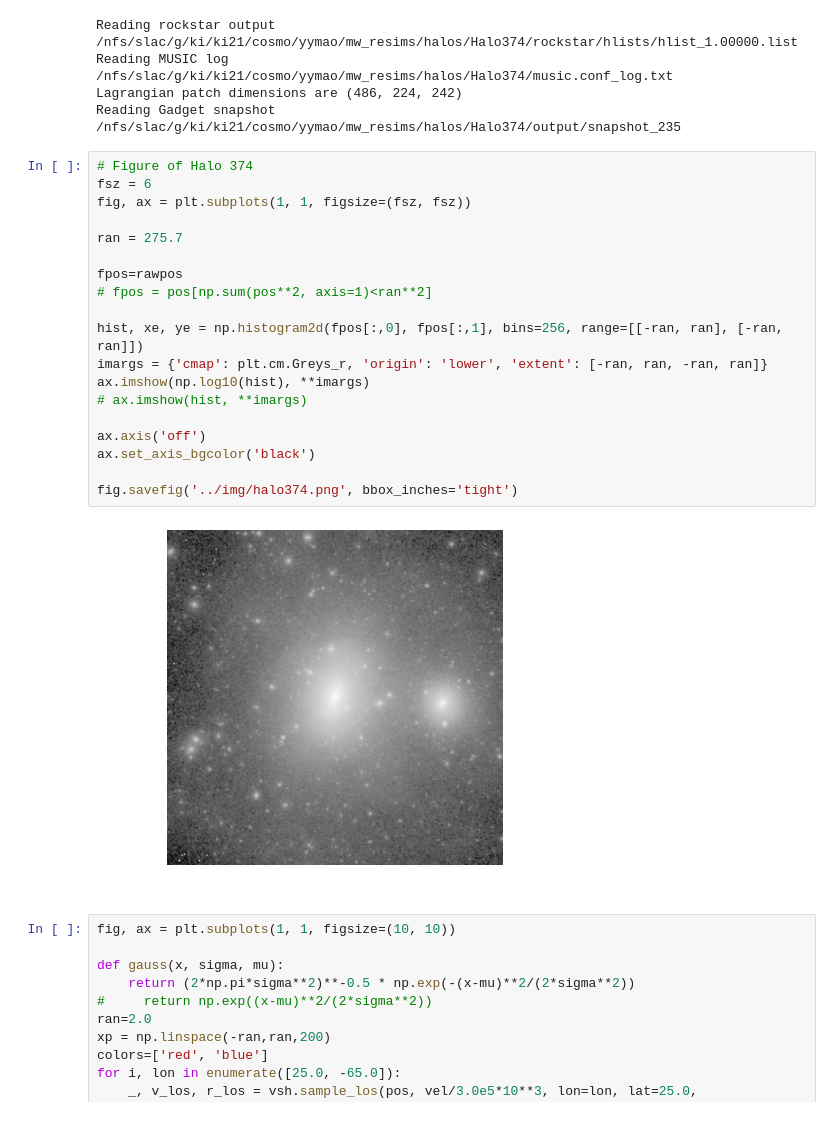
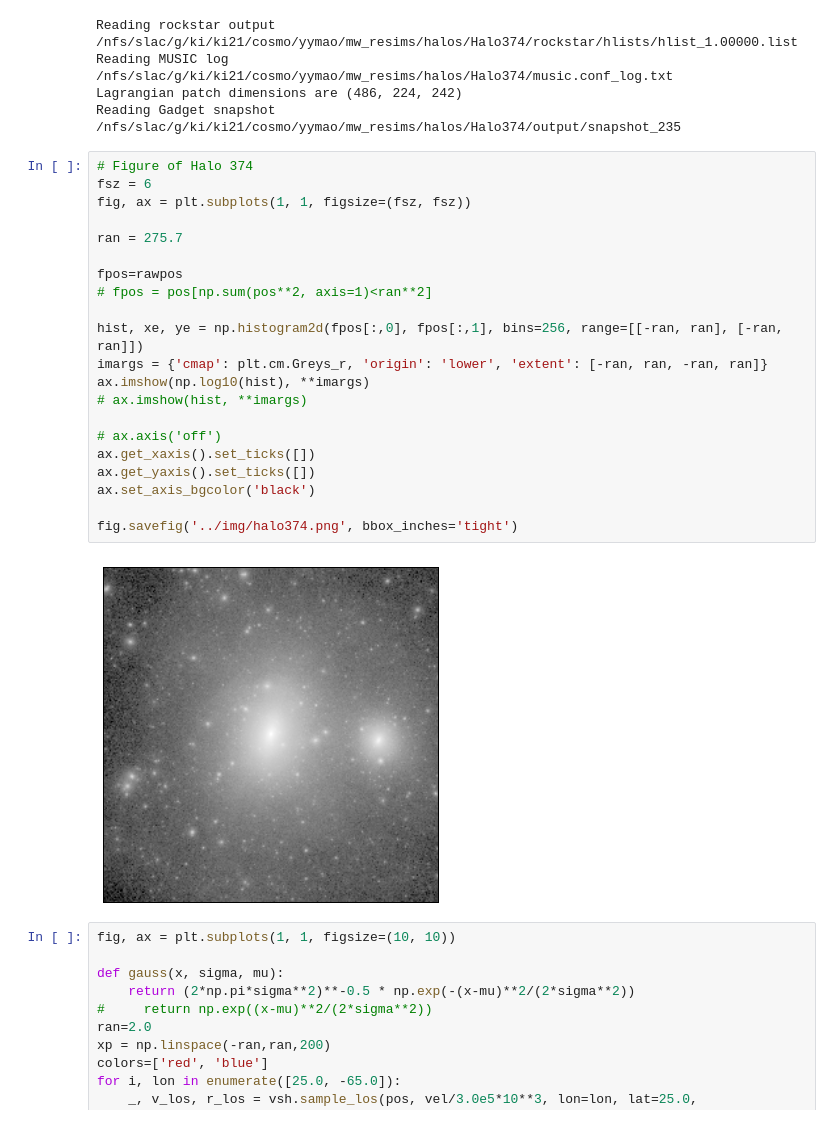
Before and after one commit to ranjanlaha/DMVS, a Jupyter notebook: python/figures.ipynb, the cells around one changed output. Drawn from its saved outputs; the diff is of its cells as text.

```diff
--- a/python/figures.ipynb
+++ b/python/figures.ipynb
@@ -23,24 +23,26 @@ Reading Gadget snapshot /nfs/slac/g/ki/ki21/cosmo/yymao/mw_resims/halos/Halo374/
 # %%
 # Figure of Halo 374
 fsz = 6
 fig, ax = plt.subplots(1, 1, figsize=(fsz, fsz))
 
 ran = 275.7
 
 fpos=rawpos
 # fpos = pos[np.sum(pos**2, axis=1)<ran**2]
 
 hist, xe, ye = np.histogram2d(fpos[:,0], fpos[:,1], bins=256, range=[[-ran, ran], [-ran, ran]])
 imargs = {'cmap': plt.cm.Greys_r, 'origin': 'lower', 'extent': [-ran, ran, -ran, ran]}
 ax.imshow(np.log10(hist), **imargs)
 # ax.imshow(hist, **imargs)
 
-ax.axis('off')
+# ax.axis('off')
+ax.get_xaxis().set_ticks([])
+ax.get_yaxis().set_ticks([])
 ax.set_axis_bgcolor('black')
 
 fig.savefig('../img/halo374.png', bbox_inches='tight')
 # %% [output]
-[figure, old version]
+[figure, new version]
 # %%
 fig, ax = plt.subplots(1, 1, figsize=(10, 10))
 
```
Also changed, not shown: 3 other files.
